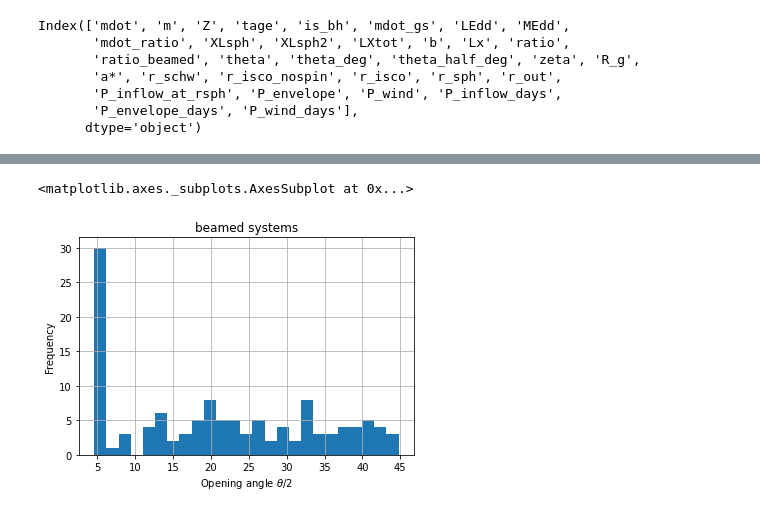
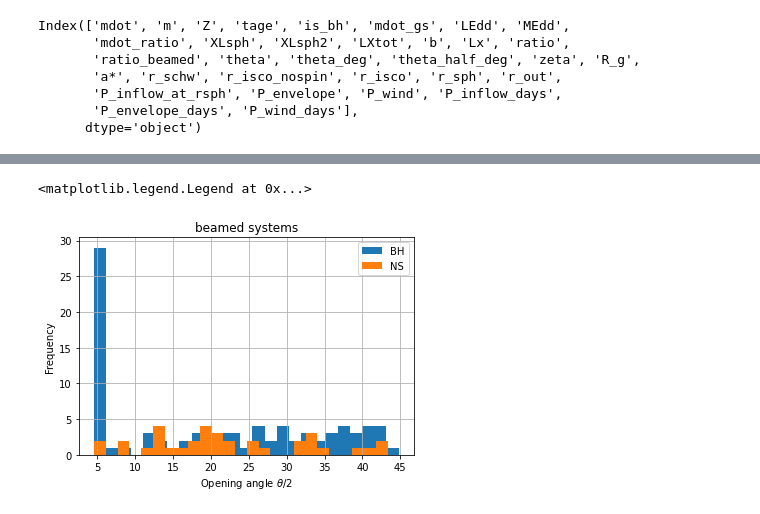
Before and after one commit to nx1/ulx_pop, a Jupyter notebook: notebooks/df_systems.ipynb, the cells around one changed output, grey strips where cells are left out. Saved outputs shown, nothing was run; the diff lists cells and outputs as text; code cells hidden in the pictures.

```diff
--- a/notebooks/df_systems.ipynb
+++ b/notebooks/df_systems.ipynb
@@ -23,3 +41,10 @@ df_beamed = load_systems_dataframe(ulx_only=True, beamed=True, half_opening_l_45
+# %%
+df_all_bh = df_all[df_all['is_bh']==1]
+df_all_ns = df_all[df_all['is_bh']==0]
+df_ulx_bh = df_ulx[df_ulx['is_bh']==1]
+df_ulx_ns = df_ulx[df_ulx['is_bh']==0]
+df_beamed_bh = df_beamed[df_beamed['is_bh']==1]
+df_beamed_ns = df_beamed[df_beamed['is_bh']==0]
 # %%
 df_all.columns
 # %% [output]
@@ -137,9 +160,10 @@ np.log10(df_beamed['Lx']).hist(bins=20)
 # %%
 plt.title('beamed systems')
 plt.xlabel(r'Opening angle $\theta / 2$')
 plt.ylabel('Frequency')
-
-df_beamed['theta_half_deg'].hist(bins=25)
+df_beamed_bh['theta_half_deg'].hist(bins=25, label='BH')
+df_beamed_ns['theta_half_deg'].hist(bins=25, label='NS')
+plt.legend()
 # %% [output]
-<matplotlib.axes._subplots.AxesSubplot at 0x...>
+<matplotlib.legend.Legend at 0x...>
-[figure, old version]
+[figure, new version]
```
Also changed, not shown: parts of 20 cells of this notebook, 24 other files.
